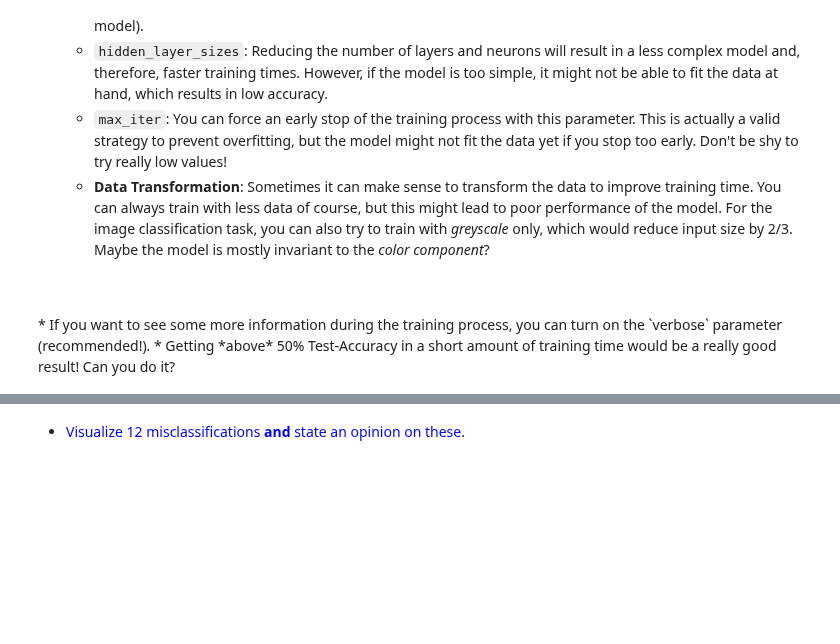
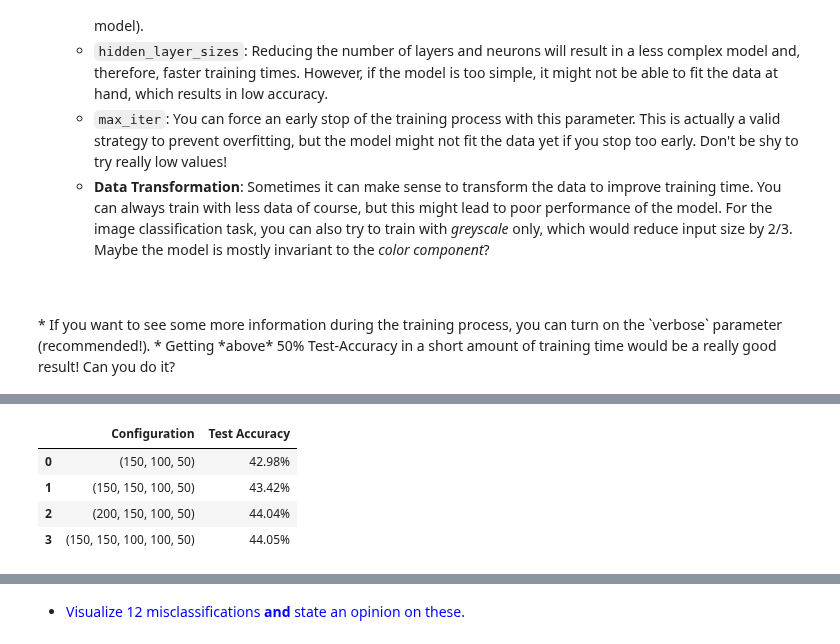
Before and after one commit to muazzamaqeel/DeepLearning, a Jupyter notebook: University_Work/Group-Work/ANN/DL4CV_NB/04c_ANN_Intro_Ex.ipynb, the cells around one changed output, grey strips where cells are left out. Cells and saved outputs as stored; diff of their text form; code cells hidden in the pictures; blank space fills up the shorter version.

```diff
--- a/University_Work/Group-Work/ANN/DL4CV_NB/04c_ANN_Intro_Ex.ipynb
+++ b/University_Work/Group-Work/ANN/DL4CV_NB/04c_ANN_Intro_Ex.ipynb
@@ -350,0 +447,8 @@ Config: (128, 64), Test Accuracy: 0.3799, Training Time: 85.5710756778717
+# %%
+display(results_df[['Configuration', 'Test Accuracy']])
+# %% [output]
+|  | Configuration | Test Accuracy |
+| 0 | (150, 100, 50) | 42.98% |
+| 1 | (150, 150, 100, 50) | 43.42% |
+| 2 | (200, 150, 100, 50) | 44.04% |
+| 3 | (150, 150, 100, 100, 50) | 44.05% |
```
Also changed, not shown: parts of 13 cells of this notebook.
